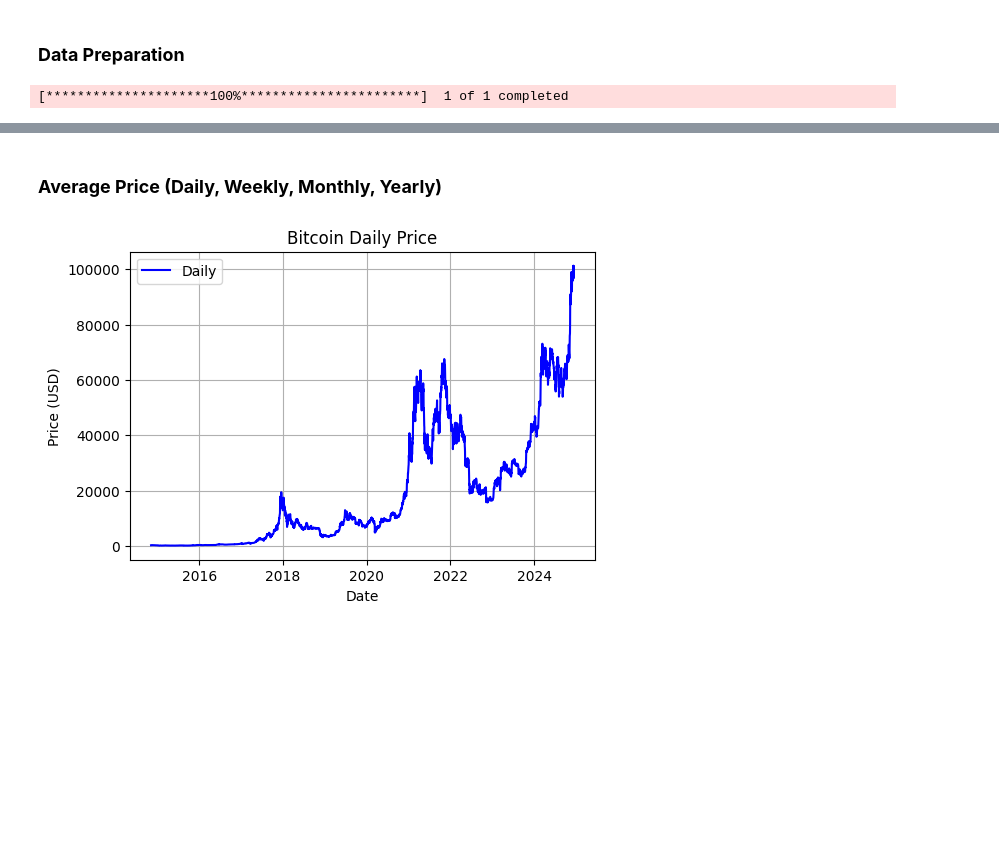
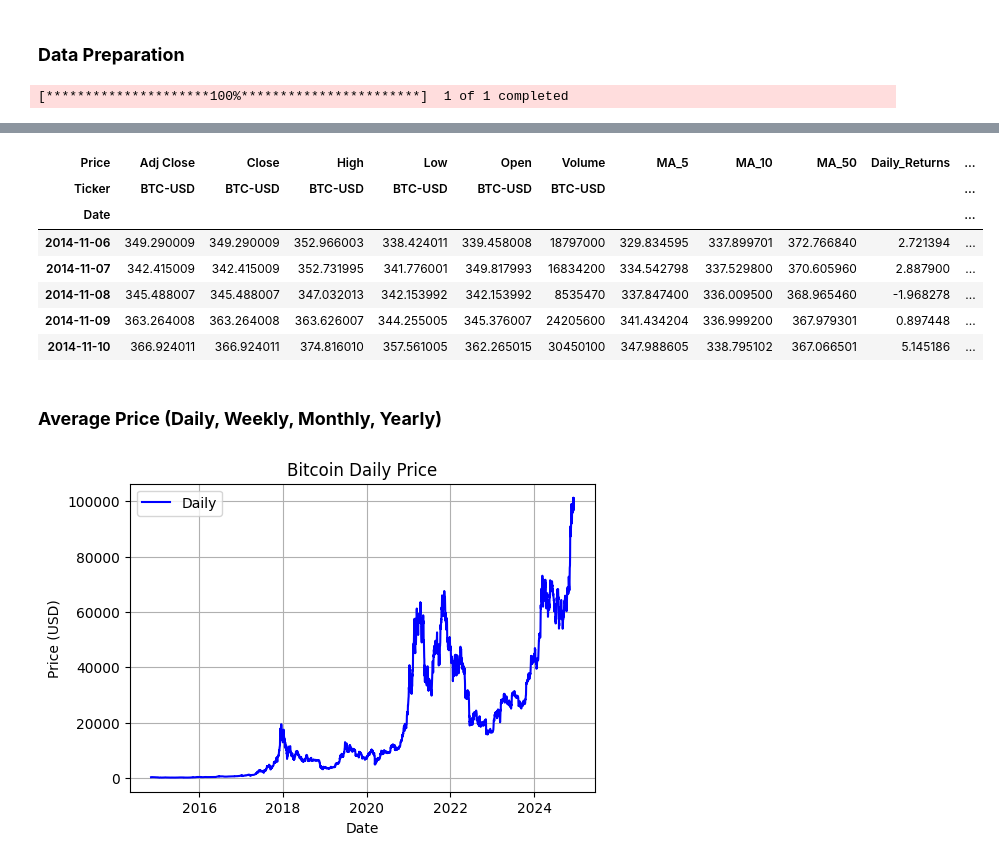
Before and after one commit to HassanFrazKhan/Bitcoin-Prices-Predicting-with-ML-, a Jupyter notebook: Bitcoin_Prices_Predicting_with_ML.ipynb, the cells around one changed output, grey strips where cells are left out. Cells and saved outputs as stored; diff of their text form; code cells hidden in the pictures; blank space fills up the shorter version.

```diff
--- a/Bitcoin_Prices_Predicting_with_ML.ipynb
+++ b/Bitcoin_Prices_Predicting_with_ML.ipynb
@@ -57,3 +91,14 @@ y_test.to_csv("test_target.csv")
+# %%
+btc_data.head()
+# %% [output]
+| Price | Adj Close | Close | High | Low | Open | Volume | MA_5 | MA_10 | MA_50 | Daily_Returns | ... |
+| Ticker | BTC-USD | BTC-USD | BTC-USD | BTC-USD | BTC-USD | BTC-USD |  |  |  |  | ... |
+| Date |  |  |  |  |  |  |  |  |  |  | ... |
+| 2014-11-06 | 349.290009 | 349.290009 | 352.966003 | 338.424011 | 339.458008 | 18797000 | 329.834595 | 337.899701 | 372.766840 | 2.721394 | ... |
+| 2014-11-07 | 342.415009 | 342.415009 | 352.731995 | 341.776001 | 349.817993 | 16834200 | 334.542798 | 337.529800 | 370.605960 | 2.887900 | ... |
+| 2014-11-08 | 345.488007 | 345.488007 | 347.032013 | 342.153992 | 342.153992 | 8535470 | 337.847400 | 336.009500 | 368.965460 | -1.968278 | ... |
+| 2014-11-09 | 363.264008 | 363.264008 | 363.626007 | 344.255005 | 345.376007 | 24205600 | 341.434204 | 336.999200 | 367.979301 | 0.897448 | ... |
+| 2014-11-10 | 366.924011 | 366.924011 | 374.816010 | 357.561005 | 362.265015 | 30450100 | 347.988605 | 338.795102 | 367.066501 | 5.145186 | ... |
 # %% [markdown]
 ### **Average Price (Daily, Weekly, Monthly, Yearly)**
 # %%
```
Also changed, not shown: parts of 9 cells of this notebook.
